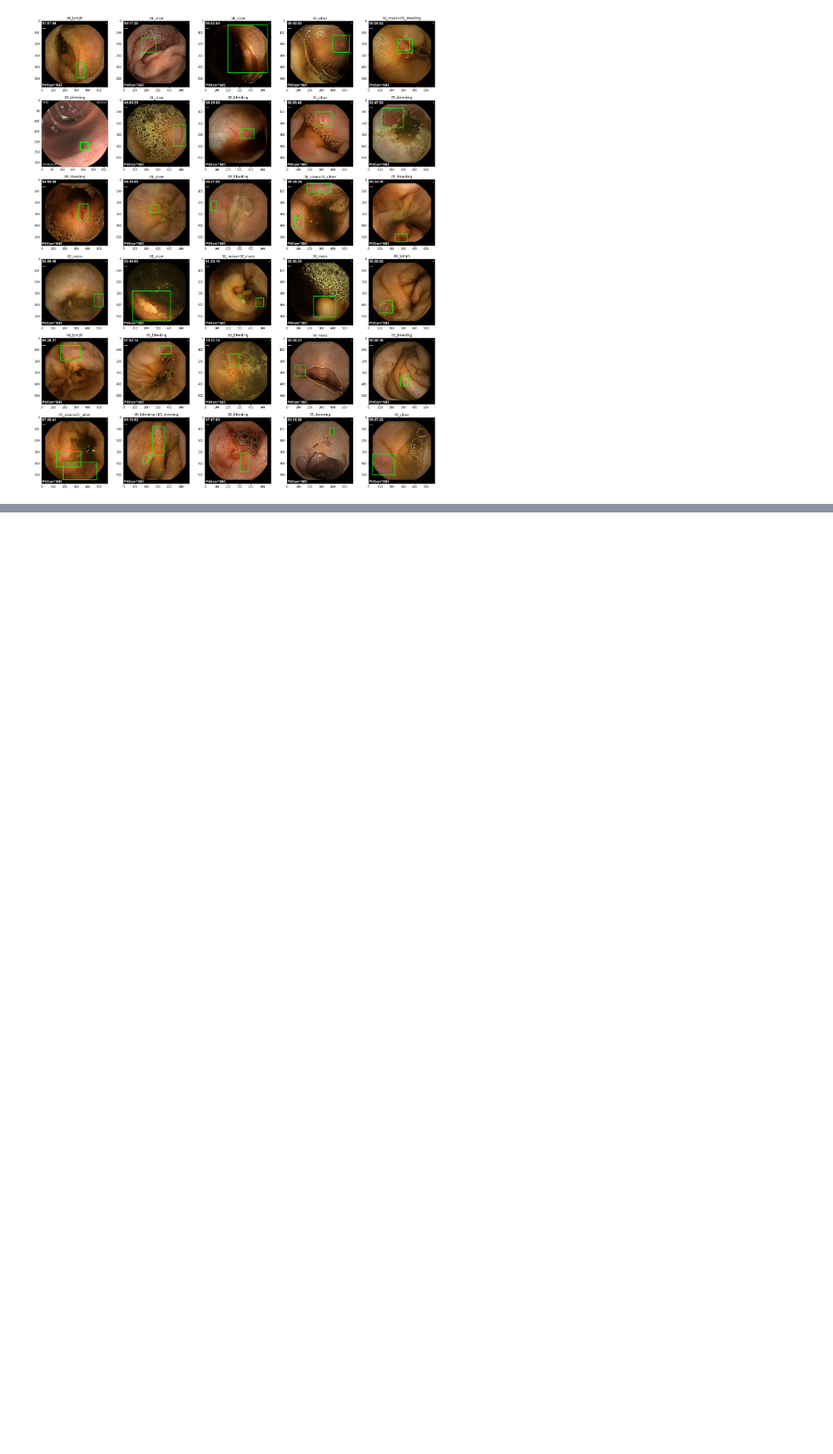
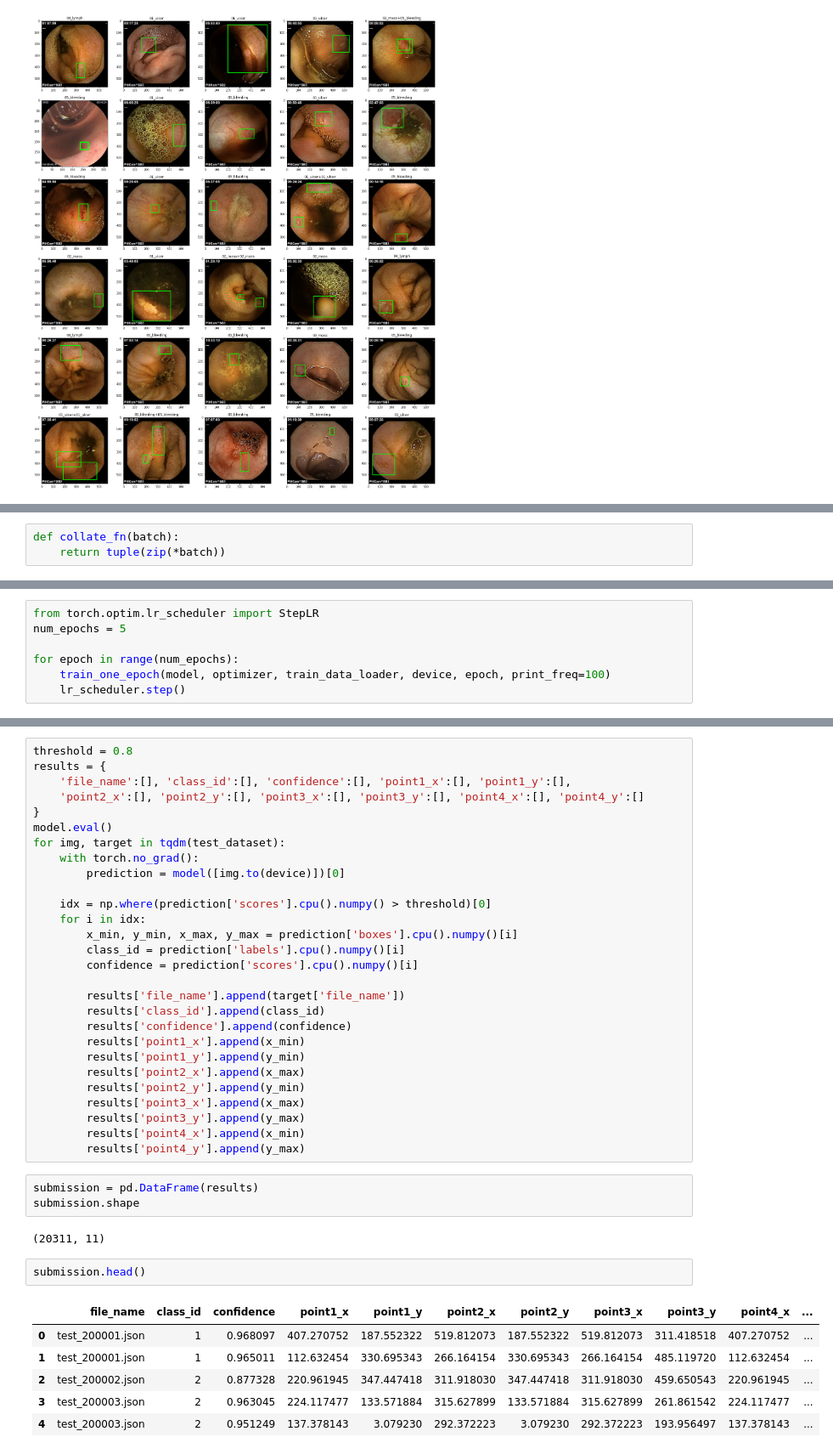
Before and after one commit to sanha9999/Competition, a Jupyter notebook: DACON/Lesion/lesion_segmentation.ipynb, the cells around one changed output, grey strips where cells are left out. Shown at 85% size. Saved outputs shown, nothing was run; the diff lists cells and outputs as text; blank space fills up the shorter version.

```diff
--- a/DACON/Lesion/lesion_segmentation.ipynb
+++ b/DACON/Lesion/lesion_segmentation.ipynb
@@ -92,0 +162,3 @@ class LesionDataset(Dataset):
+# %%
+def collate_fn(batch):
+    return tuple(zip(*batch))
@@ -92,0 +450,7 @@ class LesionDataset(Dataset):
+# %%
+from torch.optim.lr_scheduler import StepLR
+num_epochs = 5
+
+for epoch in range(num_epochs):
+    train_one_epoch(model, optimizer, train_data_loader, device, epoch, print_freq=100)
+    lr_scheduler.step()
@@ -92,0 +476,42 @@ class LesionDataset(Dataset):
+# %%
+threshold = 0.8
+results = {
+    'file_name':[], 'class_id':[], 'confidence':[], 'point1_x':[], 'point1_y':[],
+    'point2_x':[], 'point2_y':[], 'point3_x':[], 'point3_y':[], 'point4_x':[], 'point4_y':[]
+}
+model.eval()
+for img, target in tqdm(test_dataset):
+    with torch.no_grad():
+        prediction = model([img.to(device)])[0]
+
+    idx = np.where(prediction['scores'].cpu().numpy() > threshold)[0]
+    for i in idx:
+        x_min, y_min, x_max, y_max = prediction['boxes'].cpu().numpy()[i]
+        class_id = prediction['labels'].cpu().numpy()[i]
+        confidence = prediction['scores'].cpu().numpy()[i]
+
+        results['file_name'].append(target['file_name'])
+        results['class_id'].append(class_id)
+        results['confidence'].append(confidence)
+        results['point1_x'].append(x_min)
+        results['point1_y'].append(y_min)
+        results['point2_x'].append(x_max)
+        results['point2_y'].append(y_min)
+        results['point3_x'].append(x_max)
+        results['point3_y'].append(y_max)
+        results['point4_x'].append(x_min)
+        results['point4_y'].append(y_max)
+# %%
+submission = pd.DataFrame(results)
+submission.shape
+# %% [output]
+(20311, 11)
+# %%
+submission.head()
+# %% [output]
+|  | file_name | class_id | confidence | point1_x | point1_y | point2_x | point2_y | point3_x | point3_y | point4_x | ... |
+| 0 | test_200001.json | 1 | 0.968097 | 407.270752 | 187.552322 | 519.812073 | 187.552322 | 519.812073 | 311.418518 | 407.270752 | ... |
+| 1 | test_200001.json | 1 | 0.965011 | 112.632454 | 330.695343 | 266.164154 | 330.695343 | 266.164154 | 485.119720 | 112.632454 | ... |
+| 2 | test_200002.json | 2 | 0.877328 | 220.961945 | 347.447418 | 311.918030 | 347.447418 | 311.918030 | 459.650543 | 220.961945 | ... |
+| 3 | test_200003.json | 2 | 0.963045 | 224.117477 | 133.571884 | 315.627899 | 133.571884 | 315.627899 | 261.861542 | 224.117477 | ... |
+| 4 | test_200003.json | 2 | 0.951249 | 137.378143 | 3.079230 | 292.372223 | 3.079230 | 292.372223 | 193.956497 | 137.378143 | ... |
```
Also changed, not shown: parts of 9 cells of this notebook, 1 other file.
